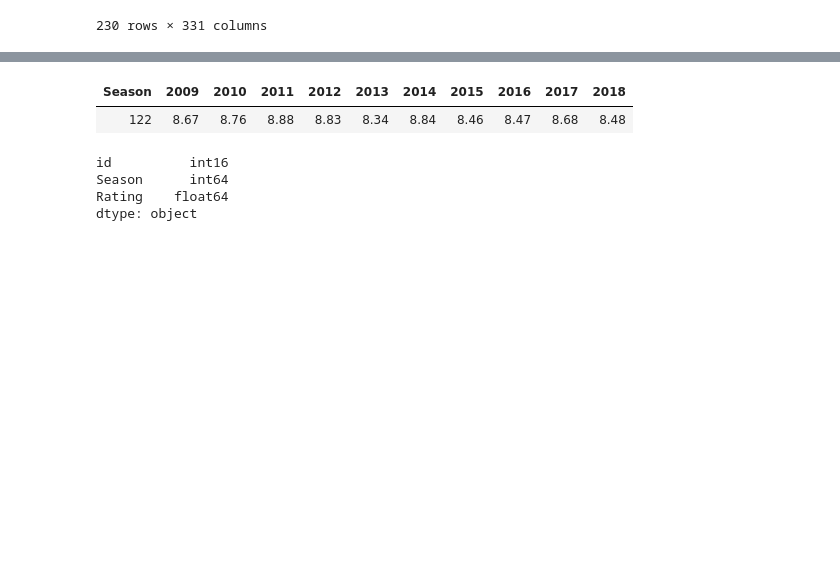
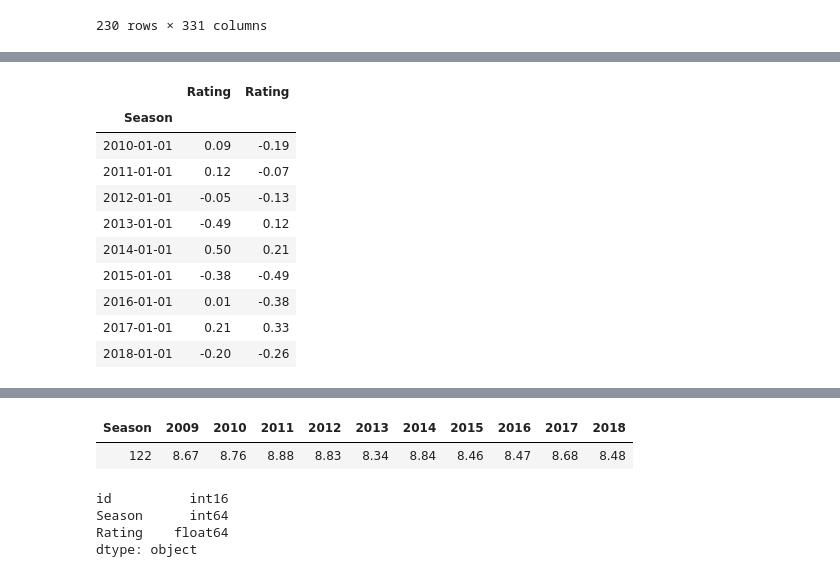
Before and after one commit to Suwadith/Winning-Eleven-Scout-Evaluation-and-Analysis-to-Enhance-Football-Player-Recommendations-ML-Flask, a Jupyter notebook: Analysis/Forecasting.ipynb, the cells around one changed output, grey strips where cells are left out. Saved outputs shown, nothing was run; the diff lists cells and outputs as text; code cells hidden in the pictures; blank space fills up the shorter version.

```diff
--- a/Analysis/Forecasting.ipynb
+++ b/Analysis/Forecasting.ipynb
@@ -297,3 +356,17 @@ for name in decadePlayerList:
+# %%
+train_sample
+# %% [output]
+|  | Rating | Rating |
+| Season |  |  |
+| 2010-01-01 | 0.09 | -0.19 |
+| 2011-01-01 | 0.12 | -0.07 |
+| 2012-01-01 | -0.05 | -0.13 |
+| 2013-01-01 | -0.49 | 0.12 |
+| 2014-01-01 | 0.50 | 0.21 |
+| 2015-01-01 | -0.38 | -0.49 |
+| 2016-01-01 | 0.01 | -0.38 |
+| 2017-01-01 | 0.21 | 0.33 |
+| 2018-01-01 | -0.20 | -0.26 |
 # %%
 df_['Lionel Messi']
 # %% [output]
```
Also changed, not shown: parts of 6 cells of this notebook, 8 other files.
